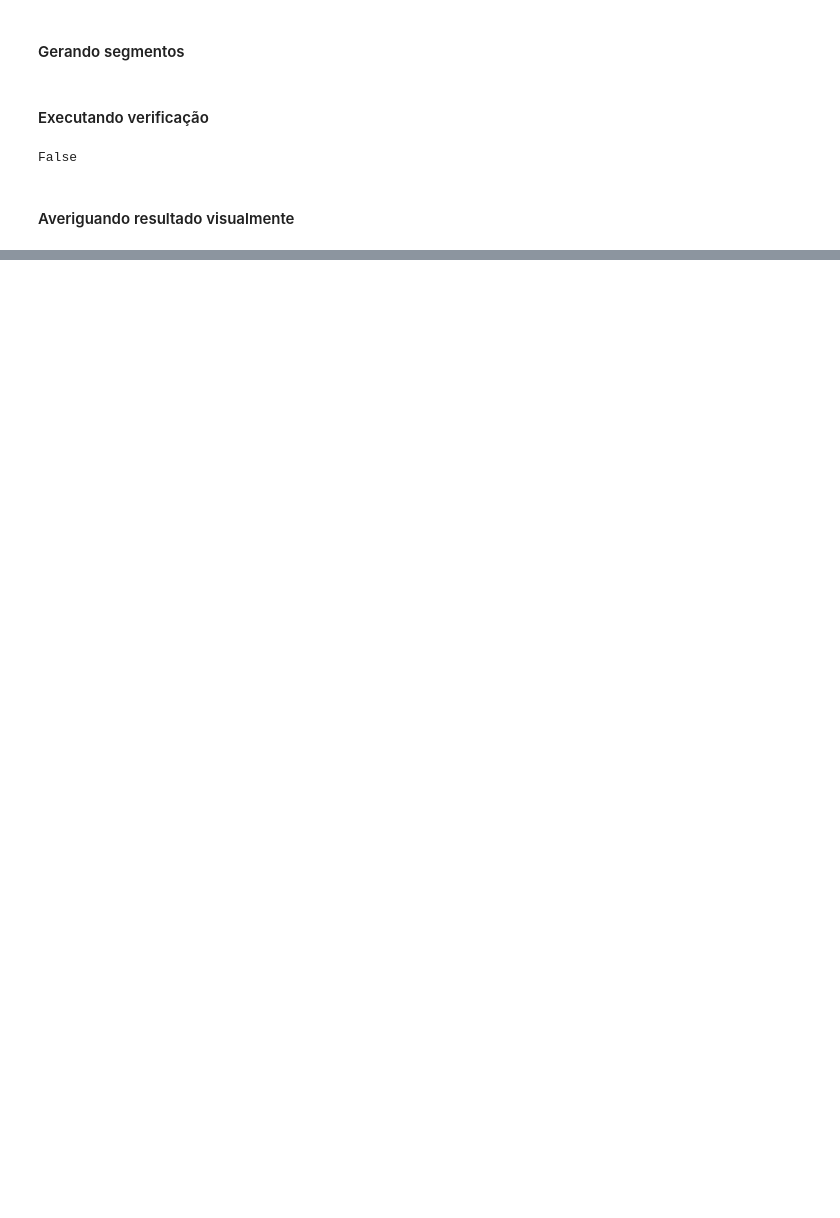
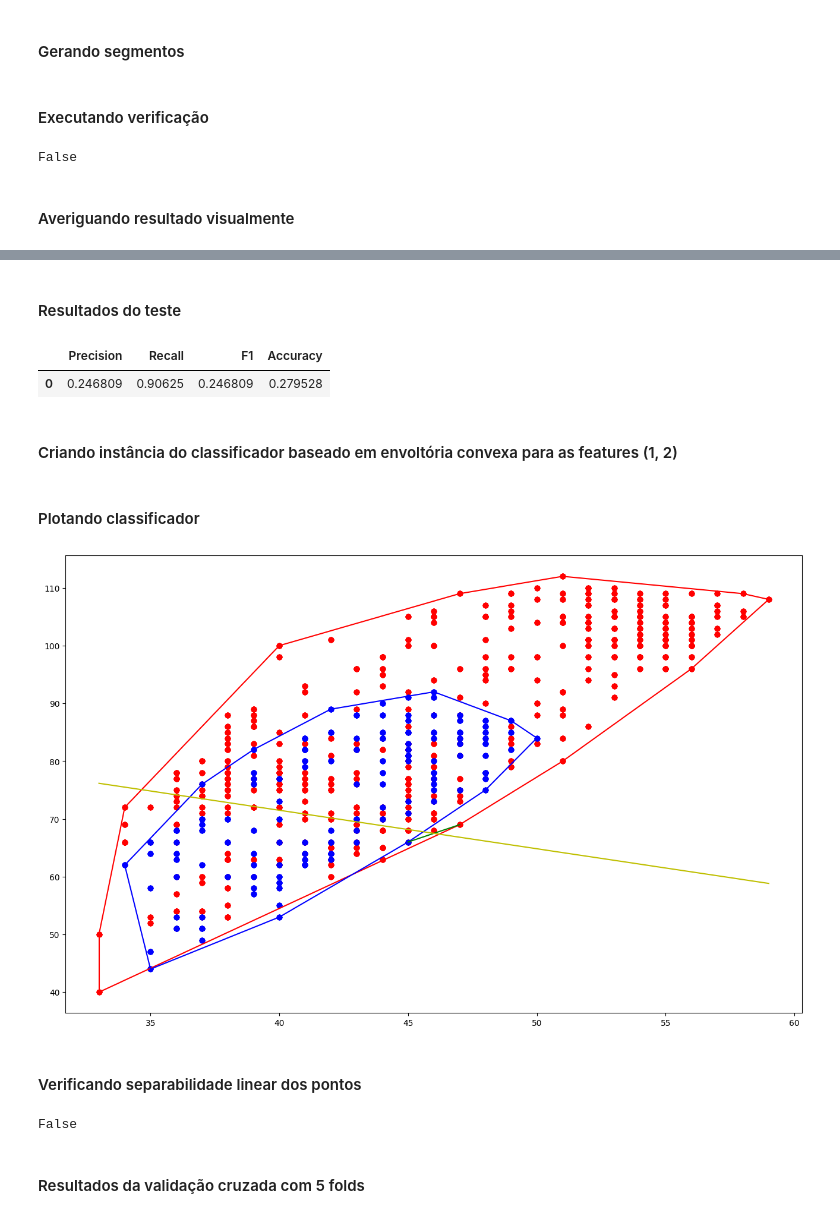
Before and after one commit to TuriAndrade/TP1-ALG2, a Jupyter notebook: documentation.ipynb, the cells around one changed output, grey strips where cells are left out. Cells and saved outputs as stored; diff of their text form; code cells hidden in the pictures; blank space fills up the shorter version.

```diff
--- a/documentation.ipynb
+++ b/documentation.ipynb
@@ -224,0 +352,26 @@ for segment in segments:
+# %% [markdown]
+#### Resultados do teste
+# %%
+CHresults01["Test Metrics"]
+# %% [output]
+|  | Precision | Recall | F1 | Accuracy |
+| 0 | 0.246809 | 0.90625 | 0.246809 | 0.279528 |
+# %% [markdown]
+#### Criando instância do classificador baseado em envoltória convexa para as features (1, 2)
+# %%
+CHclf12 = ConvexHullClassifier(points, coordinate1=1, coordinate2=2, nFolds=5)
+CHresults12 = CHclf12.run()
+# %% [markdown]
+#### Plotando classificador
+# %%
+CHclf12.plotHulls()
+# %% [output]
+[figure, added]
+# %% [markdown]
+#### Verificando separabilidade linear dos pontos
+# %%
+CHclf12.linearSeparabilityTest()
+# %% [output]
+False
+# %% [markdown]
+#### Resultados da validação cruzada com 5 folds
```
Also changed, not shown: parts of 62 cells of this notebook, 19 other files.
